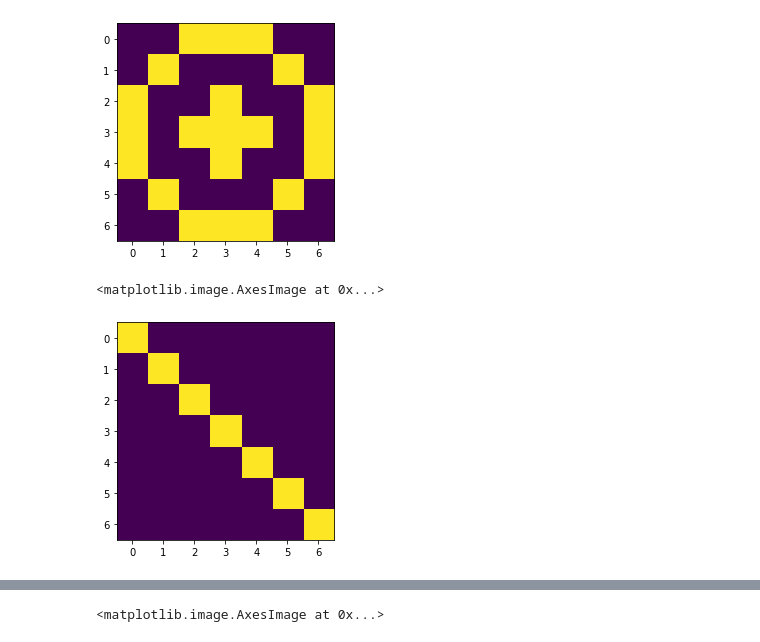
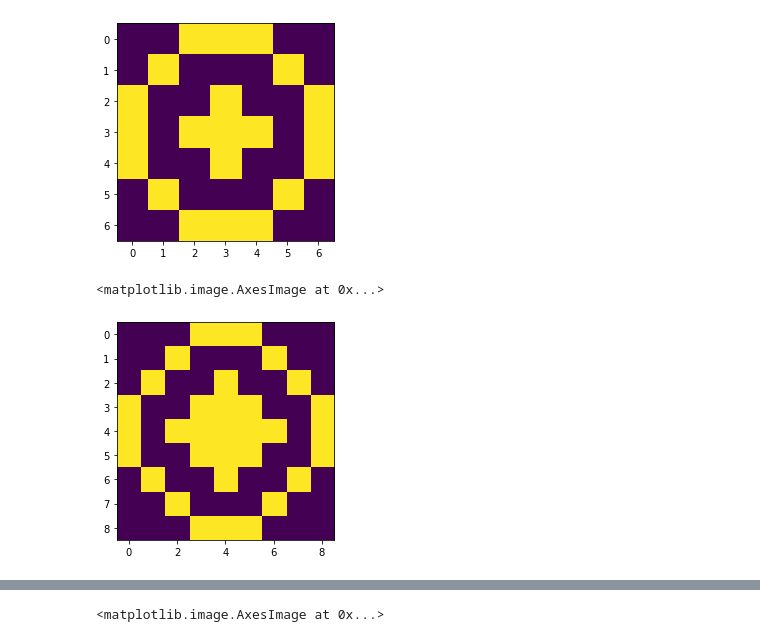
Before and after one commit to TheodoreAouad/MorphoNet, a Jupyter notebook: analysis/Untitled.ipynb, the cells around one changed output, grey strips where cells are left out. Saved outputs shown, nothing was run; the diff lists cells and outputs as text; code cells hidden in the pictures.

```diff
--- a/analysis/Untitled.ipynb
+++ b/analysis/Untitled.ipynb
@@ -209,8 +209,9 @@ plt.imshow((draw_disk_aa(3, (7, 7)) - draw_disk_aa(2, (7, 7)) > 0.5) + draw_diam
 # %% [output]
 <matplotlib.image.AxesImage at 0x...>
 [figure]
-# %%
-plt.imshow(np.diag([1] * 7))
-# %% [output]
-<matplotlib.image.AxesImage at 0x...>
-[figure, removed]
+# %%
+#double_disk9_2
+plt.imshow((draw_disk_aa(4, (9, 9)) - draw_disk_aa(3, (9, 9)) > 0.5) + draw_diamond(2, (9, 9)))
+# %% [output]
+<matplotlib.image.AxesImage at 0x...>
+[figure, added]
```
Also changed, not shown: parts of 4 cells of this notebook, 2 other files.
